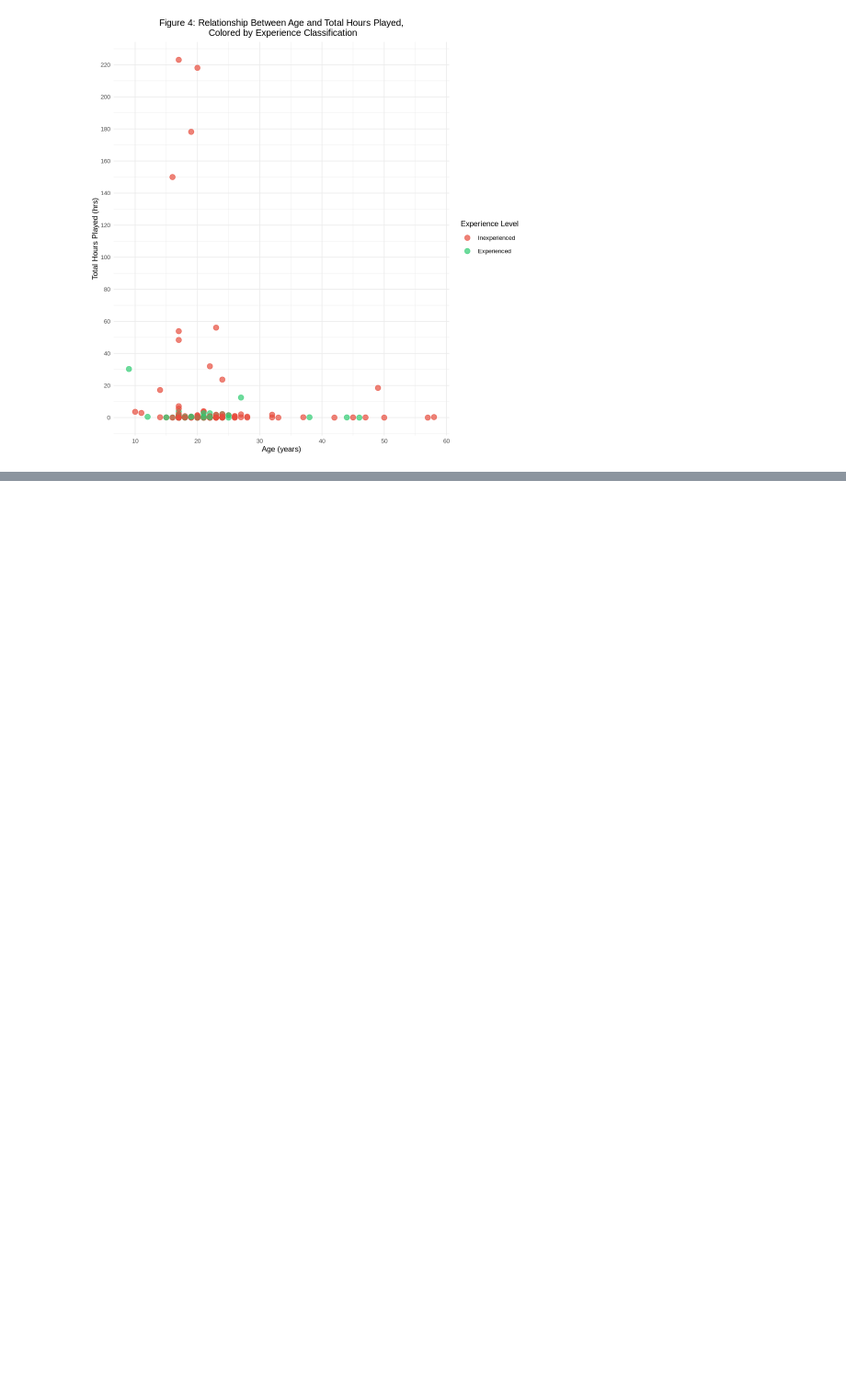
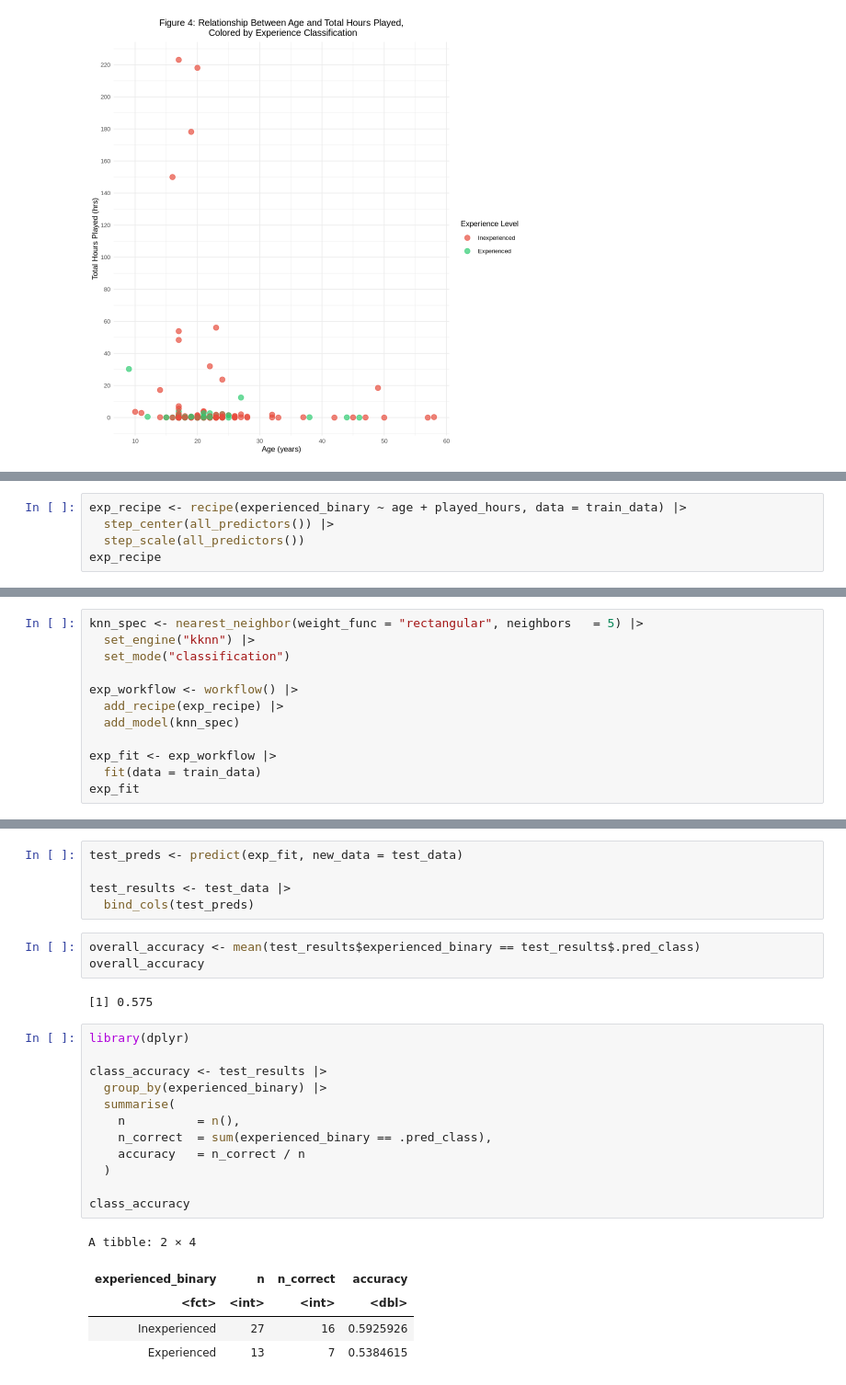
Before and after one commit to gaida123/dsci-100-008-group-6, a Jupyter notebook: DSCI 100 Group Project Methods & Results.ipynb, the cells around one changed output, grey strips where cells are left out. Shown at 92% size. Cells and saved outputs as stored; diff of their text form; blank space fills up the shorter version.

```diff
--- a/DSCI 100 Group Project Methods & Results.ipynb
+++ b/DSCI 100 Group Project Methods & Results.ipynb
@@ -230,0 +280,5 @@ Warning message:
+# %%
+exp_recipe <- recipe(experienced_binary ~ age + played_hours, data = train_data) |>
+  step_center(all_predictors()) |>
+  step_scale(all_predictors())
+exp_recipe
@@ -230,0 +304,12 @@ Warning message:
+# %%
+knn_spec <- nearest_neighbor(weight_func = "rectangular", neighbors   = 5) |>
+  set_engine("kknn") |>
+  set_mode("classification")
+
+exp_workflow <- workflow() |>
+  add_recipe(exp_recipe) |>
+  add_model(knn_spec)
+
+exp_fit <- exp_workflow |>
+  fit(data = train_data)
+exp_fit
@@ -230,0 +336,28 @@ Warning message:
+# %%
+test_preds <- predict(exp_fit, new_data = test_data)
+
+test_results <- test_data |>
+  bind_cols(test_preds)
+# %%
+overall_accuracy <- mean(test_results$experienced_binary == test_results$.pred_class)
+overall_accuracy
+# %% [output]
+[1] 0.575
+# %%
+library(dplyr)
+
+class_accuracy <- test_results |>
+  group_by(experienced_binary) |>
+  summarise(
+    n          = n(),
+    n_correct  = sum(experienced_binary == .pred_class),
+    accuracy   = n_correct / n
+  )
+
+class_accuracy
+# %% [output]
+A tibble: 2 × 4
+| experienced_binary | n | n_correct | accuracy |
+| <fct> | <int> | <int> | <dbl> |
+| Inexperienced | 27 | 16 | 0.5925926 |
+| Experienced | 13 | 7 | 0.5384615 |
```
Also changed, not shown: parts of 7 cells of this notebook.
